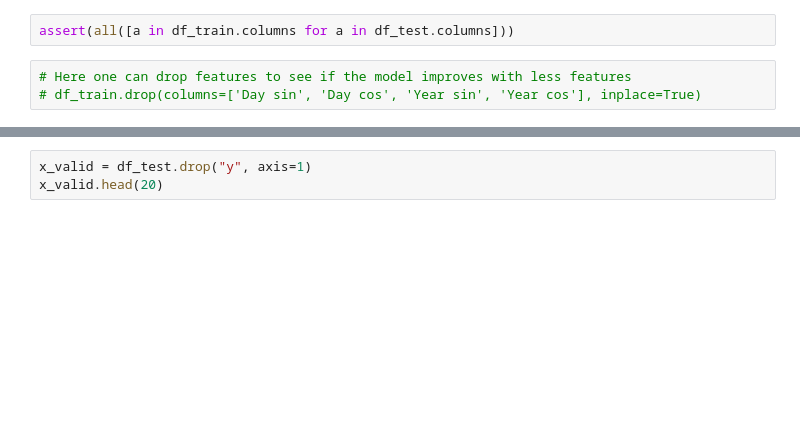
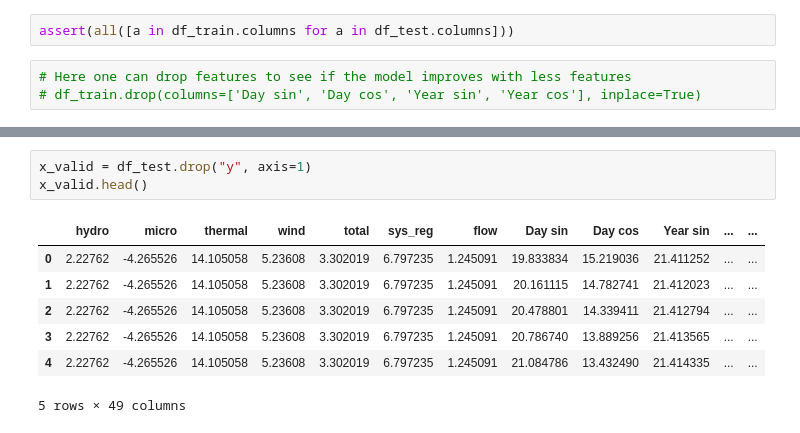
Before and after one commit to Mathipe98/IT3030-Projects, a Jupyter notebook: Project 3/start.ipynb, the cells around one changed output, grey strips where cells are left out. Cells and saved outputs as stored; diff of their text form; blank space fills up the shorter version.

```diff
--- a/Project 3/start.ipynb
+++ b/Project 3/start.ipynb
@@ -264,4 +408,12 @@ plt.ylabel('Loss')
 # %%
 x_valid = df_test.drop("y", axis=1)
-x_valid.head(20)
+x_valid.head()
+# %% [output]
+|  | hydro | micro | thermal | wind | total | sys_reg | flow | Day sin | Day cos | Year sin | ... | ... |
+| 0 | 2.22762 | -4.265526 | 14.105058 | 5.23608 | 3.302019 | 6.797235 | 1.245091 | 19.833834 | 15.219036 | 21.411252 | ... | ... |
+| 1 | 2.22762 | -4.265526 | 14.105058 | 5.23608 | 3.302019 | 6.797235 | 1.245091 | 20.161115 | 14.782741 | 21.412023 | ... | ... |
+| 2 | 2.22762 | -4.265526 | 14.105058 | 5.23608 | 3.302019 | 6.797235 | 1.245091 | 20.478801 | 14.339411 | 21.412794 | ... | ... |
+| 3 | 2.22762 | -4.265526 | 14.105058 | 5.23608 | 3.302019 | 6.797235 | 1.245091 | 20.786740 | 13.889256 | 21.413565 | ... | ... |
+| 4 | 2.22762 | -4.265526 | 14.105058 | 5.23608 | 3.302019 | 6.797235 | 1.245091 | 21.084786 | 13.432490 | 21.414335 | ... | ... |
+5 rows × 49 columns
 # %%
```
Also changed, not shown: parts of 21 cells of this notebook, 5 other files.
